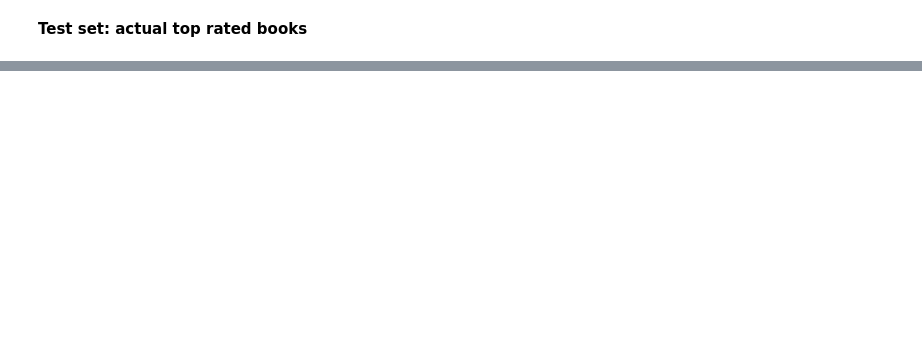
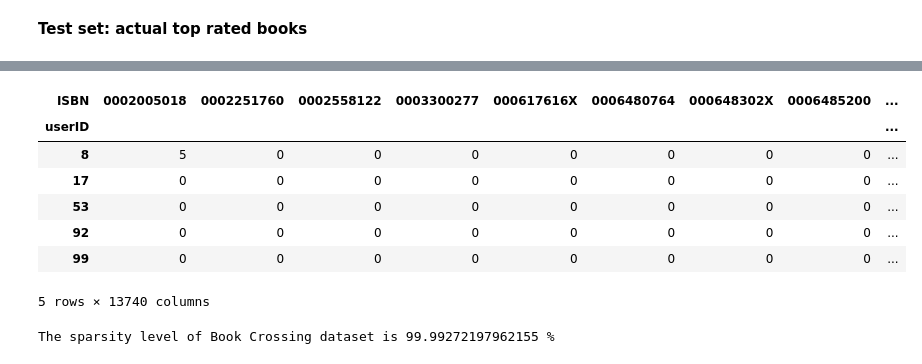
Before and after one commit to Hiteshlko1/Book-Recommendation-system, a Jupyter notebook: Book_Recommendation_System_Capstone_Hitesh_Verma.ipynb, the cells around one changed output, grey strips where cells are left out. Drawn from its saved outputs; the diff is of its cells as text; code cells hidden in the pictures; blank space fills up the shorter version.

```diff
--- a/Book_Recommendation_System_Capstone_Hitesh_Verma.ipynb
+++ b/Book_Recommendation_System_Capstone_Hitesh_Verma.ipynb
@@ -739,0 +799,20 @@ df_user[df_user['pred_rating'].notna()].sort_values('book_rating', ascending=Fal
+# %%
+ratings_matrix.fillna(0, inplace = True)
+ratings_matrix = ratings_matrix.astype(np.int32)
+# %%
+#checking first few rows
+ratings_matrix.head(5)
+# %% [output]
+| ISBN | 0002005018 | 0002251760 | 0002558122 | 0003300277 | 000617616X | 0006480764 | 000648302X | 0006485200 | ... |
+| userID |  |  |  |  |  |  |  |  | ... |
+| 8 | 5 | 0 | 0 | 0 | 0 | 0 | 0 | 0 | ... |
+| 17 | 0 | 0 | 0 | 0 | 0 | 0 | 0 | 0 | ... |
+| 53 | 0 | 0 | 0 | 0 | 0 | 0 | 0 | 0 | ... |
+| 92 | 0 | 0 | 0 | 0 | 0 | 0 | 0 | 0 | ... |
+| 99 | 0 | 0 | 0 | 0 | 0 | 0 | 0 | 0 | ... |
+5 rows × 13740 columns
+# %%
+sparsity = 1.0-len(ratings_explicit)/float(ratings_explicit.shape[0]*n_books)
+print ('The sparsity level of Book Crossing dataset is ' +  str(sparsity*100) + ' %')
+# %% [output]
+The sparsity level of Book Crossing dataset is 99.99272197962155 %
```
Also changed, not shown: parts of 35 cells of this notebook.
